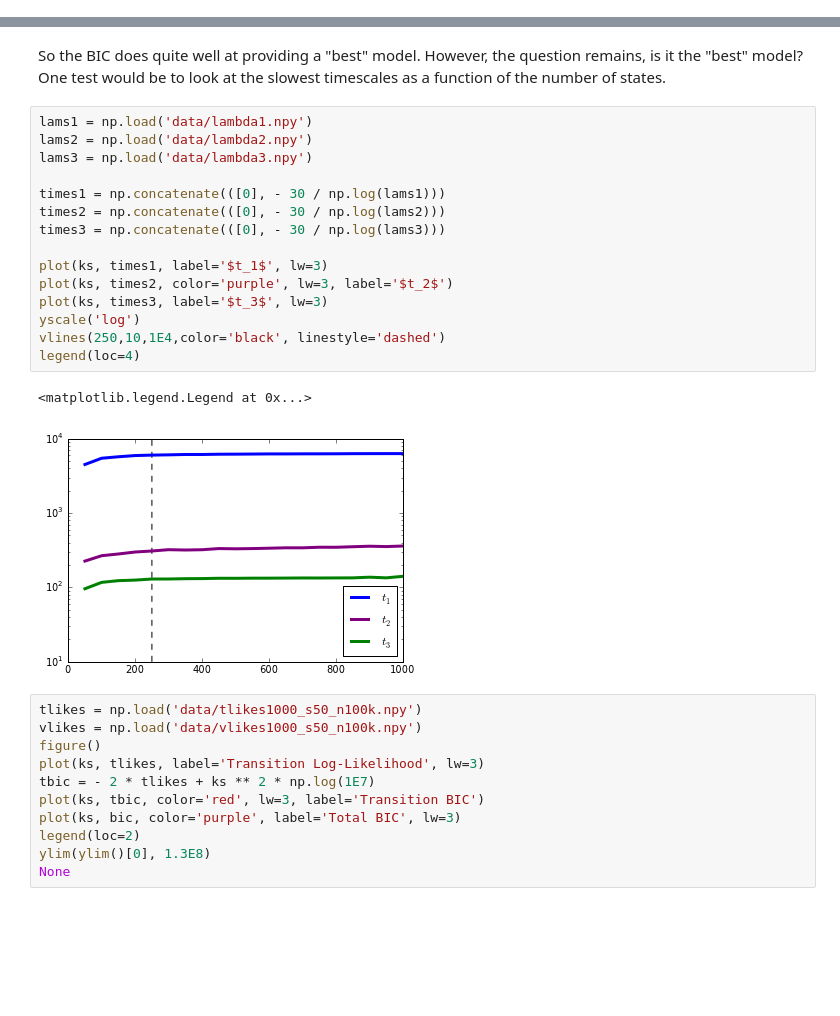
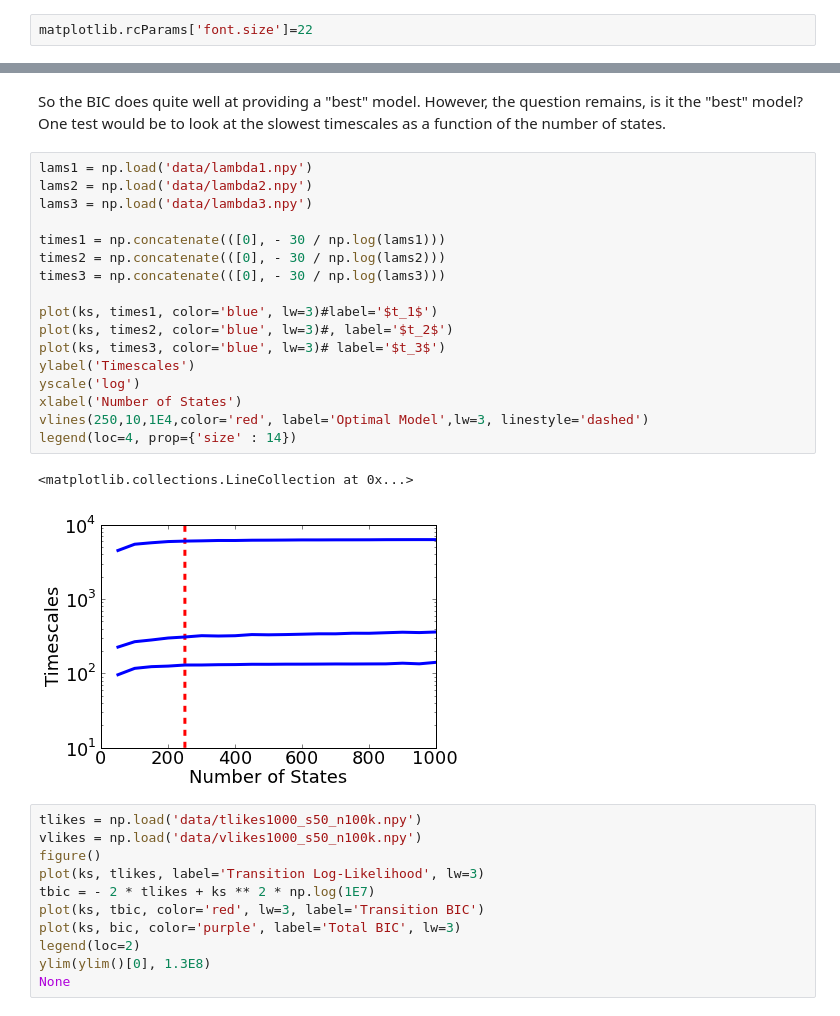
Before and after one commit to rmcgibbo/opt-k, a Jupyter notebook: muller/likelihoods.ipynb, the cells around one changed output, grey strips where cells are left out. Cells and saved outputs as stored; diff of their text form; blank space fills up the shorter version.

```diff
--- a/muller/likelihoods.ipynb
+++ b/muller/likelihoods.ipynb
@@ -1,3 +1,5 @@
+# %%
+matplotlib.rcParams['font.size']=22
 # %%
 likes = np.load('data/likes1000_s50_n100k.npy')
 #likes[np.where(likes==np.inf)] = 0
@@ -34,21 +55,23 @@ So the BIC does quite well at providing a "best" model. However, the question re
 # %%
 lams1 = np.load('data/lambda1.npy')
 lams2 = np.load('data/lambda2.npy')
 lams3 = np.load('data/lambda3.npy')
 
 times1 = np.concatenate(([0], - 30 / np.log(lams1)))
 times2 = np.concatenate(([0], - 30 / np.log(lams2)))
 times3 = np.concatenate(([0], - 30 / np.log(lams3)))
 
-plot(ks, times1, label='$t_1$', lw=3)
-plot(ks, times2, color='purple', lw=3, label='$t_2$')
-plot(ks, times3, label='$t_3$', lw=3)
+plot(ks, times1, color='blue', lw=3)#label='$t_1$')
+plot(ks, times2, color='blue', lw=3)#, label='$t_2$')
+plot(ks, times3, color='blue', lw=3)# label='$t_3$')
+ylabel('Timescales')
 yscale('log')
-vlines(250,10,1E4,color='black', linestyle='dashed')
-legend(loc=4)
+xlabel('Number of States')
+vlines(250,10,1E4,color='red', label='Optimal Model',lw=3, linestyle='dashed')
+legend(loc=4, prop={'size' : 14})
 # %% [output]
-<matplotlib.legend.Legend at 0x...>
+<matplotlib.collections.LineCollection at 0x...>
-[figure, old version]
+[figure, new version]
 # %%
 tlikes = np.load('data/tlikes1000_s50_n100k.npy')
 vlikes = np.load('data/vlikes1000_s50_n100k.npy')
```
Also changed, not shown: parts of 4 cells of this notebook, 5 other files.
